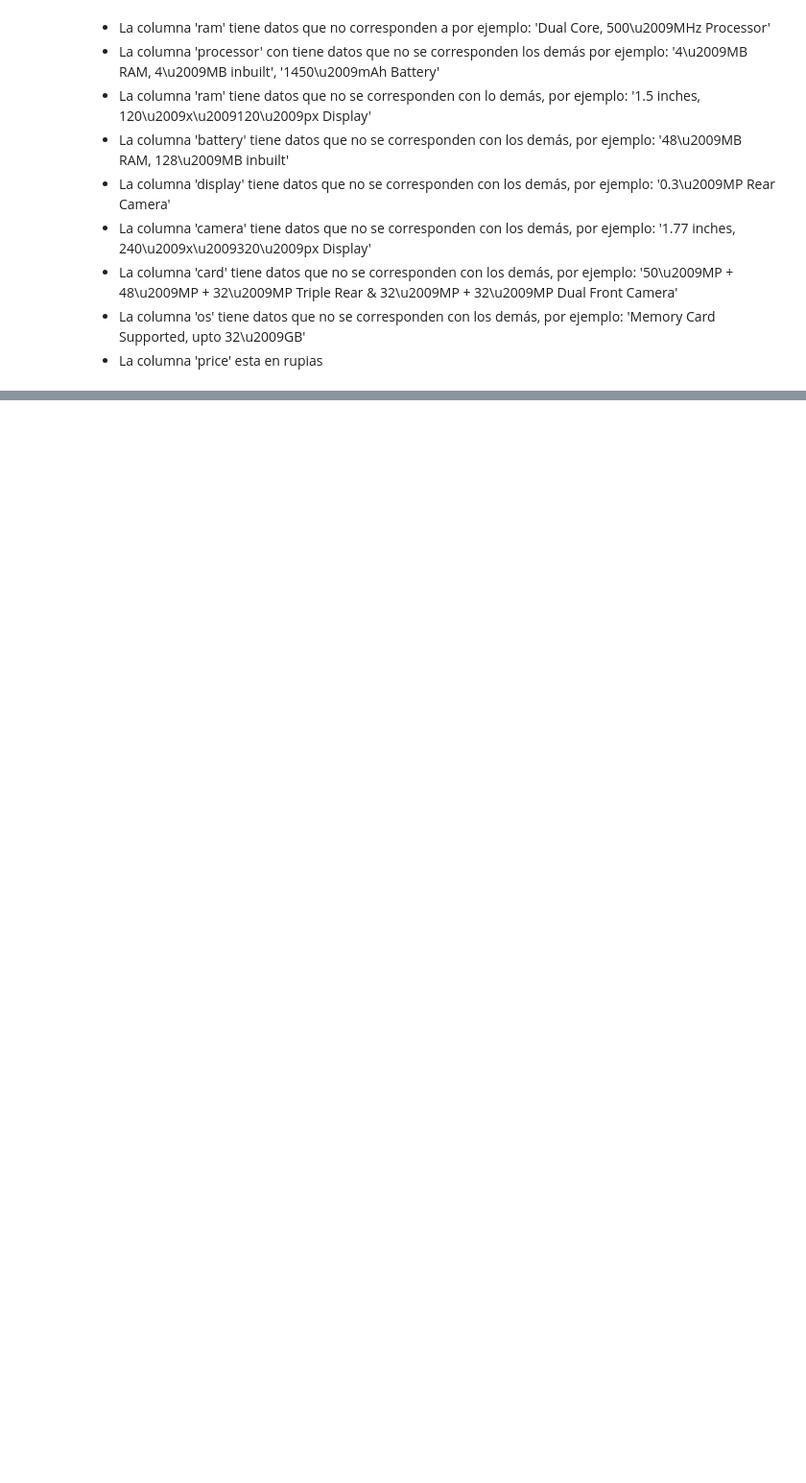
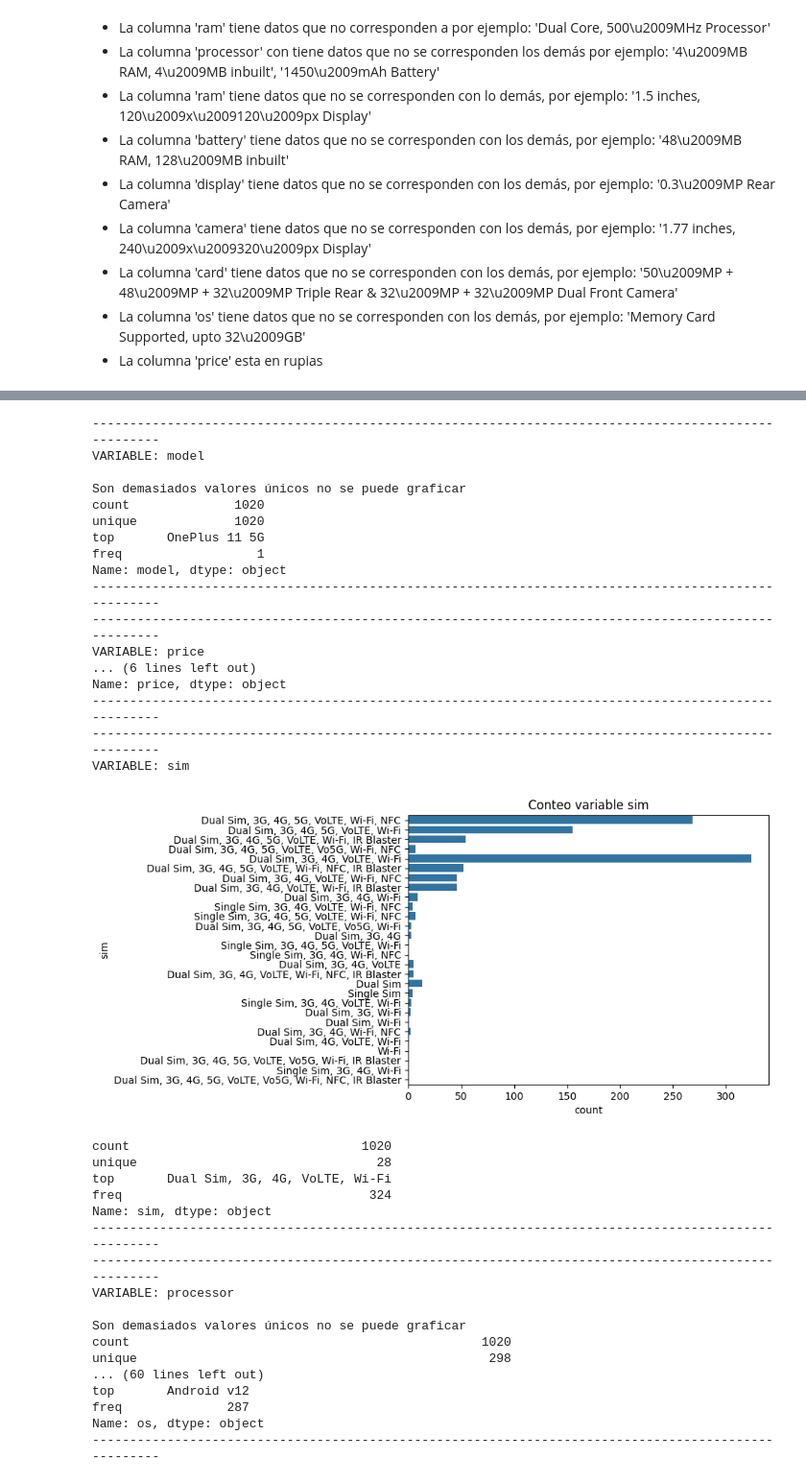
Before and after one commit to mariaortizz/DS_PT_09_2023, a Jupyter notebook: trabajo_diciembre/maria_ortiz.ipynb, the cells around one changed output, grey strips where cells are left out. Shown at 96% size. Drawn from its saved outputs; the diff is of its cells as text; code cells hidden in the pictures; blank space fills up the shorter version.

```diff
--- a/trabajo_diciembre/maria_ortiz.ipynb
+++ b/trabajo_diciembre/maria_ortiz.ipynb
@@ -100,0 +115,38 @@ df[df['model'] == 'XTouch F40 Flip']
+# %%
+f.graficos_variables_cualit(df.select_dtypes(exclude ='number'))
+# %% [output]
+----------------------------------------------------------------------------------------------------
+VARIABLE: model
+
+Son demasiados valores únicos no se puede graficar
+count              1020
+unique             1020
+top       OnePlus 11 5G
+freq                  1
+Name: model, dtype: object
+----------------------------------------------------------------------------------------------------
+----------------------------------------------------------------------------------------------------
+VARIABLE: price
+... (6 lines left out)
+Name: price, dtype: object
+----------------------------------------------------------------------------------------------------
+----------------------------------------------------------------------------------------------------
+VARIABLE: sim
+[figure, added]
+count                               1020
+unique                                28
+top       Dual Sim, 3G, 4G, VoLTE, Wi-Fi
+freq                                 324
+Name: sim, dtype: object
+----------------------------------------------------------------------------------------------------
+----------------------------------------------------------------------------------------------------
+VARIABLE: processor
+
+Son demasiados valores únicos no se puede graficar
+count                                               1020
+unique                                               298
+... (60 lines left out)
+top       Android v12
+freq              287
+Name: os, dtype: object
+----------------------------------------------------------------------------------------------------
```
Also changed, not shown: parts of 25 cells of this notebook, 1 other file.
